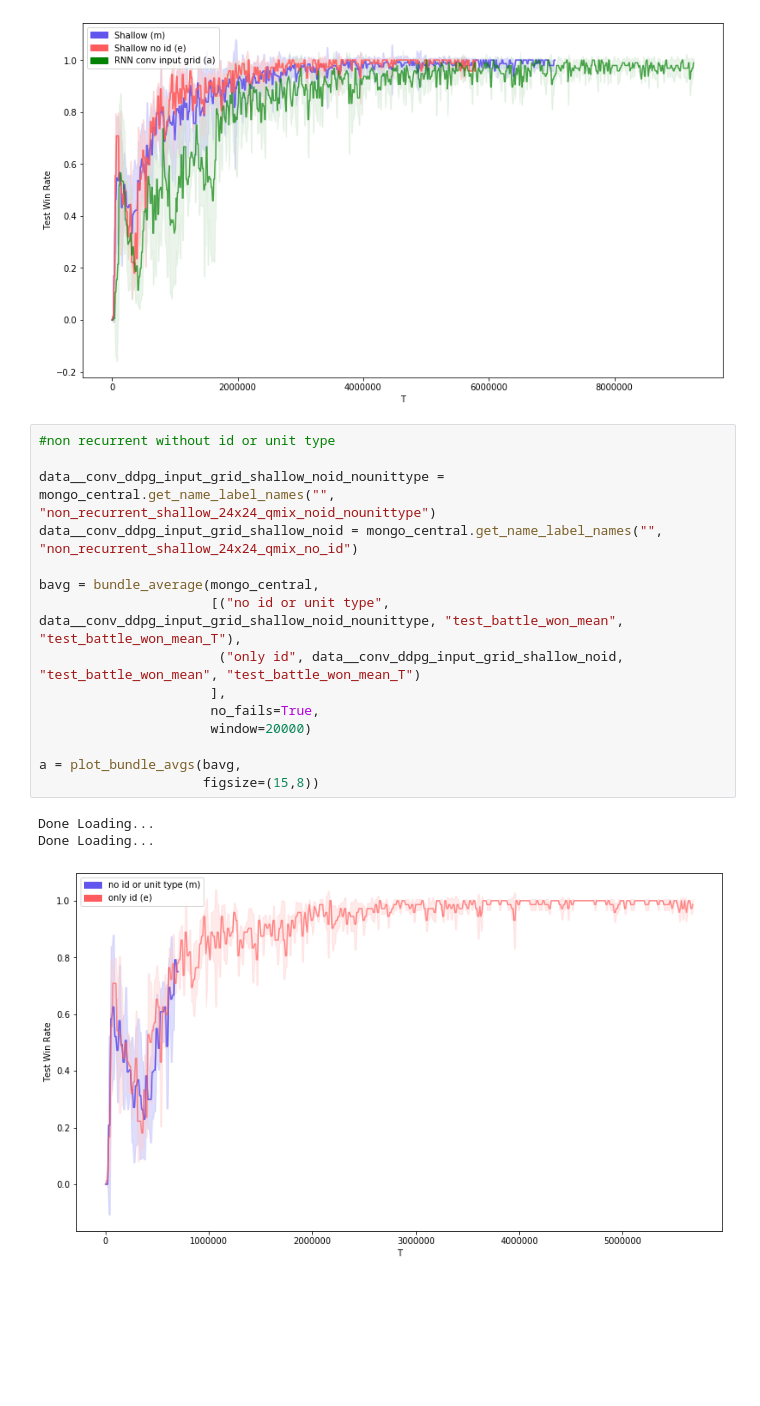
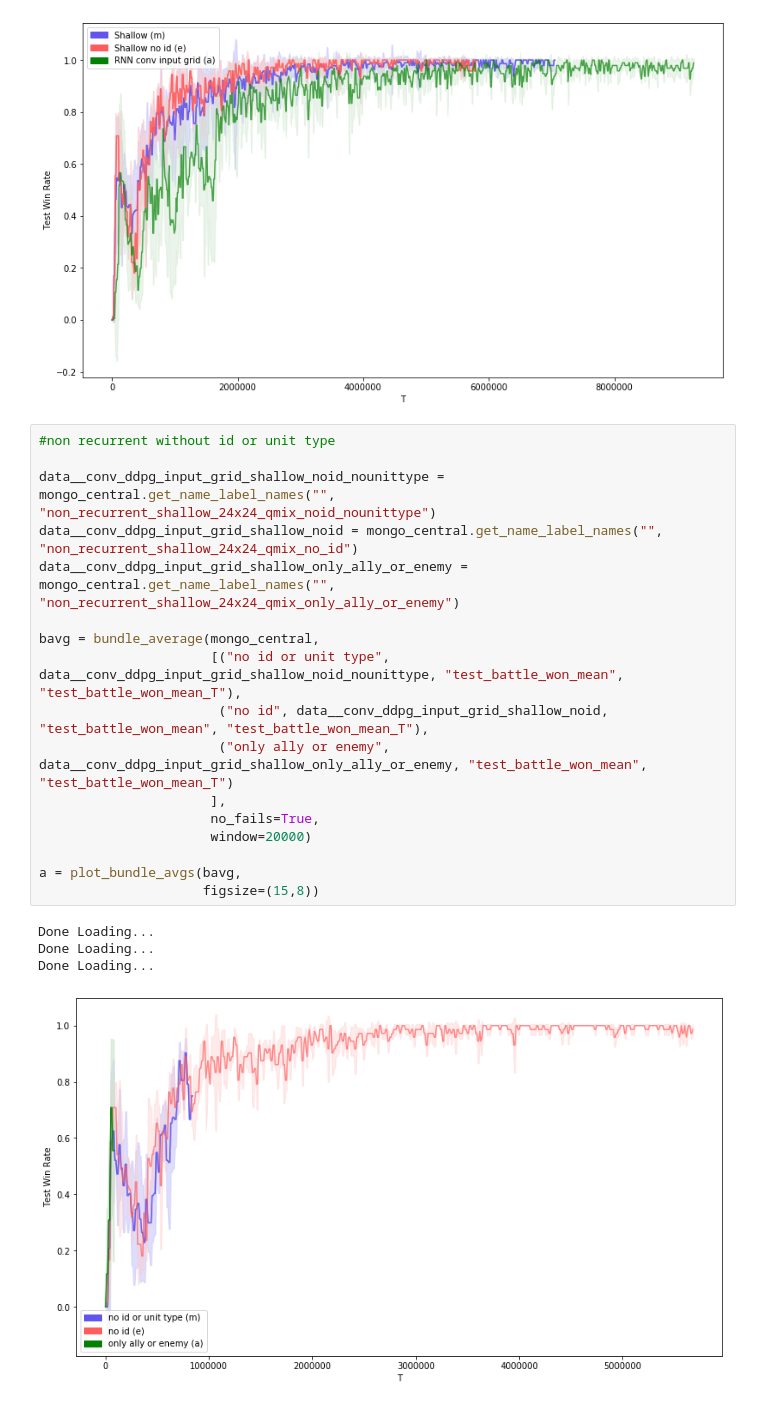
Before and after one commit to nicholasburden/pymarl, a Jupyter notebook: analysis/analysis.ipynb, the cells around one changed output. Cells and saved outputs as stored; diff of their text form; blank space fills up the shorter version.

Commit message:
added empty grid based observation for testing

```diff
--- a/analysis/analysis.ipynb
+++ b/analysis/analysis.ipynb
@@ -447,19 +447,22 @@ Property str not available: test_battle_won_mean not in results for run {'name':
 # %%
 #non recurrent without id or unit type
 
 data__conv_ddpg_input_grid_shallow_noid_nounittype = mongo_central.get_name_label_names("", "non_recurrent_shallow_24x24_qmix_noid_nounittype")
 data__conv_ddpg_input_grid_shallow_noid = mongo_central.get_name_label_names("", "non_recurrent_shallow_24x24_qmix_no_id")
+data__conv_ddpg_input_grid_shallow_only_ally_or_enemy = mongo_central.get_name_label_names("", "non_recurrent_shallow_24x24_qmix_only_ally_or_enemy")
 
 bavg = bundle_average(mongo_central,
                       [("no id or unit type", data__conv_ddpg_input_grid_shallow_noid_nounittype, "test_battle_won_mean", "test_battle_won_mean_T"),
-                       ("only id", data__conv_ddpg_input_grid_shallow_noid, "test_battle_won_mean", "test_battle_won_mean_T")
+                       ("no id", data__conv_ddpg_input_grid_shallow_noid, "test_battle_won_mean", "test_battle_won_mean_T"),
+                       ("only ally or enemy", data__conv_ddpg_input_grid_shallow_only_ally_or_enemy, "test_battle_won_mean", "test_battle_won_mean_T")
                       ],
                       no_fails=True,
                       window=20000)
 
 a = plot_bundle_avgs(bavg,
                      figsize=(15,8))
 # %% [output]
 Done Loading...
 Done Loading...
+Done Loading...
-[figure, old version]
+[figure, new version]
```
Also changed, not shown: 1 other file.
